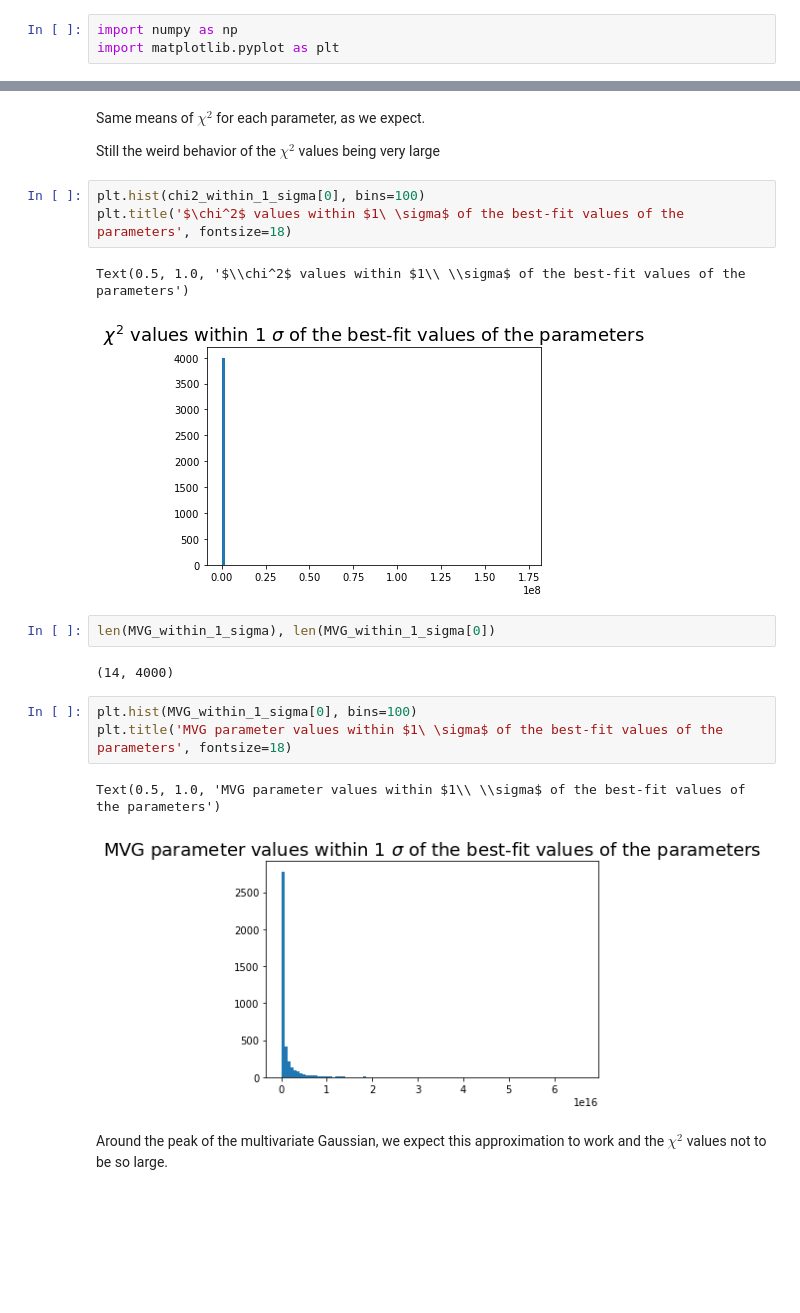
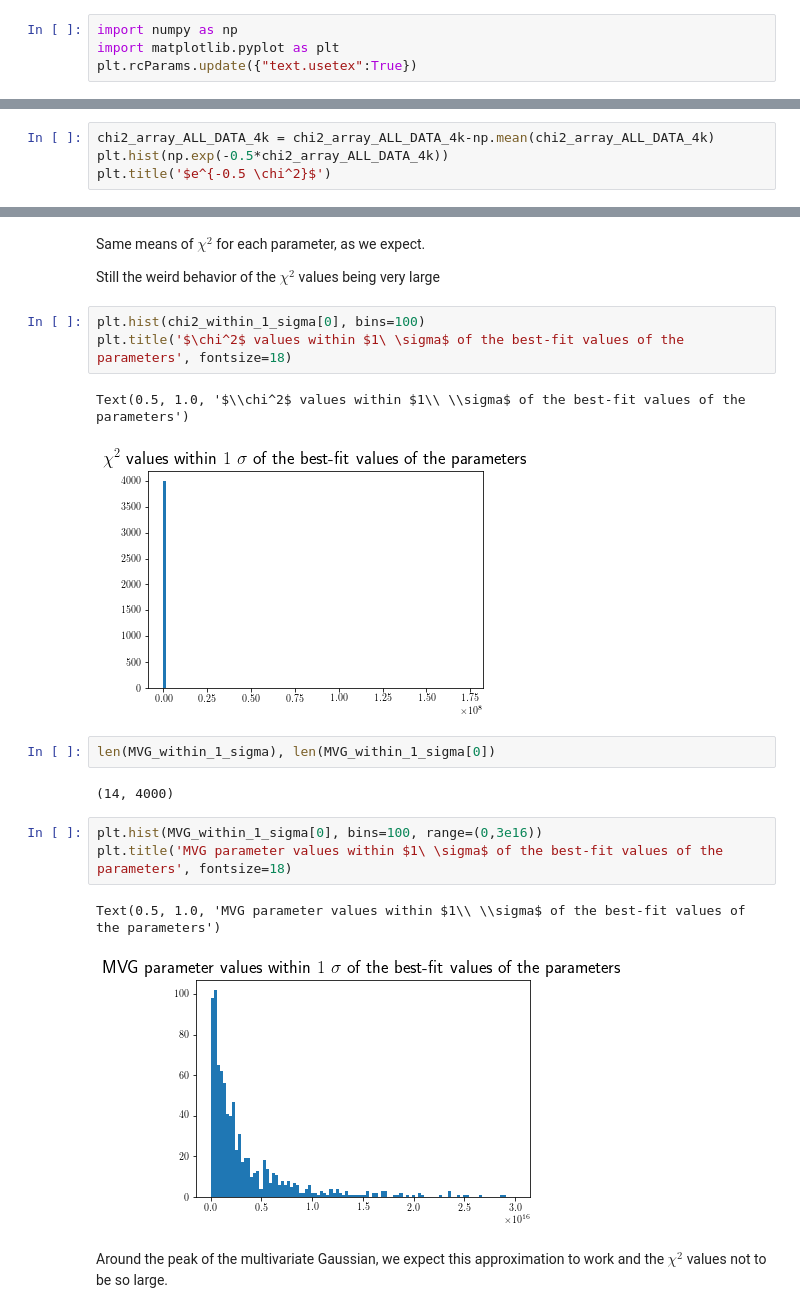
Before and after one commit to AliAlkadhim/PDF_Uncertainty, a Jupyter notebook: master_version/local/ALL_DATA_25k/Reweighting_2.ipynb, the cells around one changed output, grey strips where cells are left out. Saved outputs shown, nothing was run; the diff lists cells and outputs as text; blank space fills up the shorter version.

Commit message:
analysis of all data weights, expecially the big chi2 values

```diff
--- a/master_version/local/ALL_DATA_25k/Reweighting_2.ipynb
+++ b/master_version/local/ALL_DATA_25k/Reweighting_2.ipynb
@@ -1,6 +1,7 @@
 # %%
 import numpy as np
 import matplotlib.pyplot as plt
+plt.rcParams.update({"text.usetex":True})
 # %%
 MVN_4000_MASTER = np.load('/home/ali/Desktop/Pulled_Github_Repositories/NNPDF_Uncertainty/master_version/samples/MVN_4000_MASTER.npy')
 MVN_4000_MASTER, MVN_4000_MASTER.shape
@@ -104,0 +99,4 @@ chi2_array_ALL_DATA_4k, np.mean(chi2_array_ALL_DATA_4k), np.std(chi2_array_ALL_D
+# %%
+chi2_array_ALL_DATA_4k = chi2_array_ALL_DATA_4k-np.mean(chi2_array_ALL_DATA_4k)
+plt.hist(np.exp(-0.5*chi2_array_ALL_DATA_4k))
+plt.title('$e^{-0.5 \chi^2}$')
@@ -188,17 +187,17 @@ plt.hist(chi2_within_1_sigma[0], bins=100)
 plt.title('$\chi^2$ values within $1\ \sigma$ of the best-fit values of the parameters', fontsize=18)
 # %% [output]
 Text(0.5, 1.0, '$\\chi^2$ values within $1\\ \\sigma$ of the best-fit values of the parameters')
-[figure, old version]
+[figure, new version]
 # %%
 len(MVG_within_1_sigma), len(MVG_within_1_sigma[0])
 # %% [output]
 (14, 4000)
 # %%
-plt.hist(MVG_within_1_sigma[0], bins=100)
+plt.hist(MVG_within_1_sigma[0], bins=100, range=(0,3e16))
 plt.title('MVG parameter values within $1\ \sigma$ of the best-fit values of the parameters', fontsize=18)
 # %% [output]
 Text(0.5, 1.0, 'MVG parameter values within $1\\ \\sigma$ of the best-fit values of the parameters')
-[figure, old version]
+[figure, new version]
 # %% [markdown]
 Around the peak of the multivariate Gaussian, we expect this approximation to work and the $\chi^2$ values not to be so large.
 # %%
```
Also changed, not shown: parts of 8 cells of this notebook, 1 other file.
